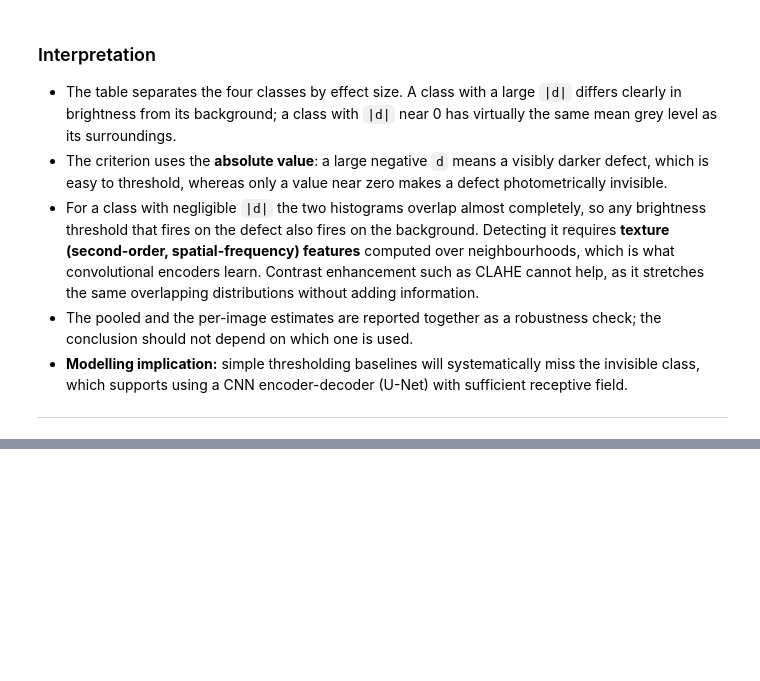
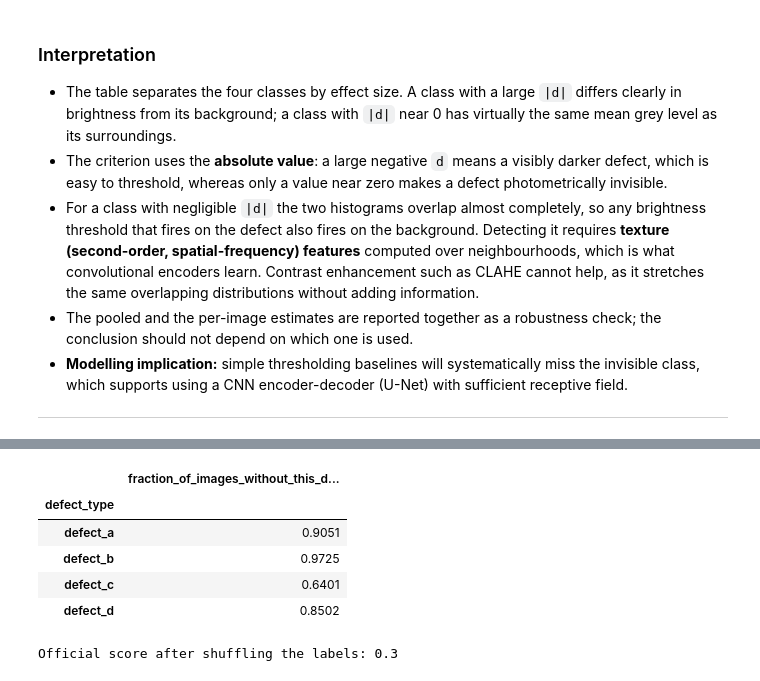
Before and after one commit to Surya-prakash-pareek/dl-genai-project-26-t3, a Jupyter notebook: notebooks/milestone-1.ipynb, the cells around one changed output, grey strips where cells are left out. Drawn from its saved outputs; the diff is of its cells as text; code cells hidden in the pictures; blank space fills up the shorter version.

```diff
--- a/notebooks/milestone-1.ipynb
+++ b/notebooks/milestone-1.ipynb
@@ -481,0 +616,16 @@ Classes with |d| <= 0.02 (pooled): []
+# %%
+
+empty_by_class = (train.assign(is_empty=(gt_area == 0)).groupby("defect_type").is_empty.mean()).round(4)
+display(empty_by_class.rename("fraction_of_images_without_this_defect").to_frame())
+
+
+shuffled = competition_score(inter, pred_area, np.random.permutation(gt_area))
+print("Official score after shuffling the labels:", round(float(shuffled["score"]), 4))
+# %% [output]
+|  | fraction_of_images_without_this_d... |
+| defect_type |  |
+| defect_a | 0.9051 |
+| defect_b | 0.9725 |
+| defect_c | 0.6401 |
+| defect_d | 0.8502 |
+Official score after shuffling the labels: 0.3
```
Also changed, not shown: parts of 10 cells of this notebook.
